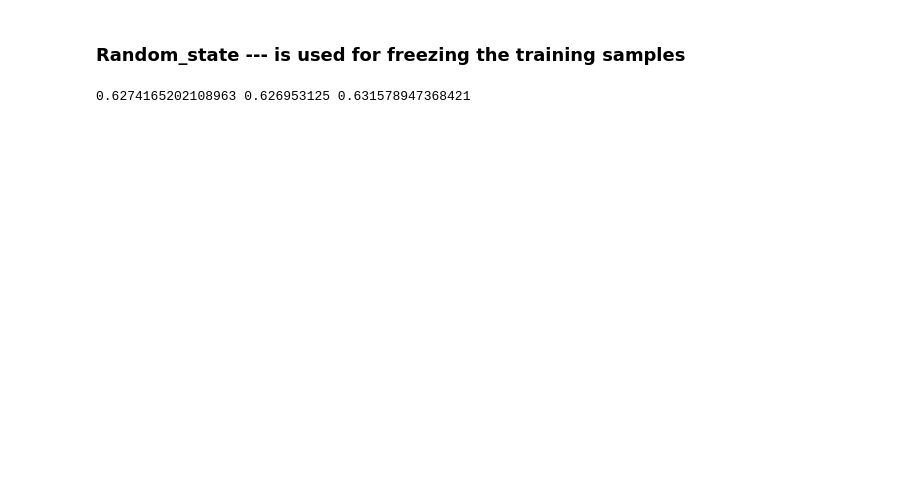
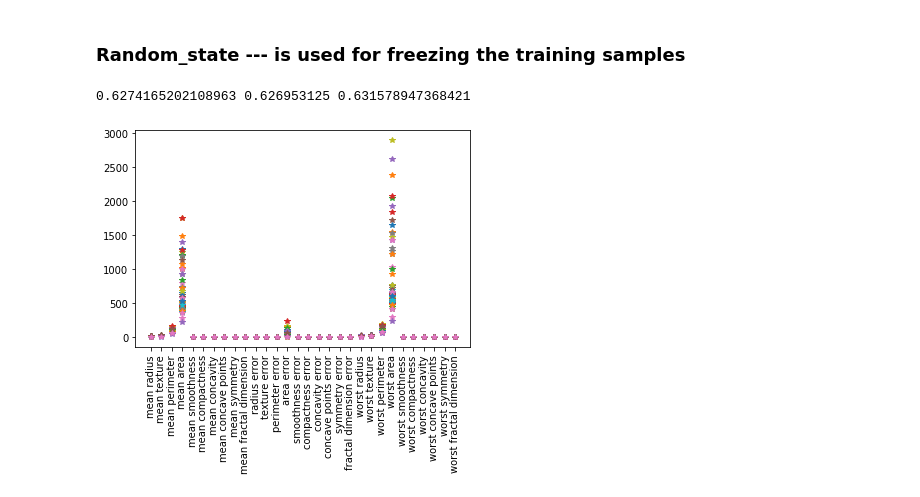
Before and after one commit to Stdev95/Deep_Learning_Lab, a Jupyter notebook: DL_LAB_DAY3.ipynb, the cells around one changed output. Cells and saved outputs as stored; diff of their text form; code cells hidden in the pictures; blank space fills up the shorter version.

```diff
--- a/DL_LAB_DAY3.ipynb
+++ b/DL_LAB_DAY3.ipynb
@@ -148,0 +156,6 @@ print(Y.mean(), Y_train.mean(), Y_test.mean())
+# %%
+plt.plot(X_test.T,'*')
+plt.xticks(rotation='vertical')
+plt.show()
+# %% [output]
+[figure, added]
```
Also changed, not shown: parts of 22 cells of this notebook.
